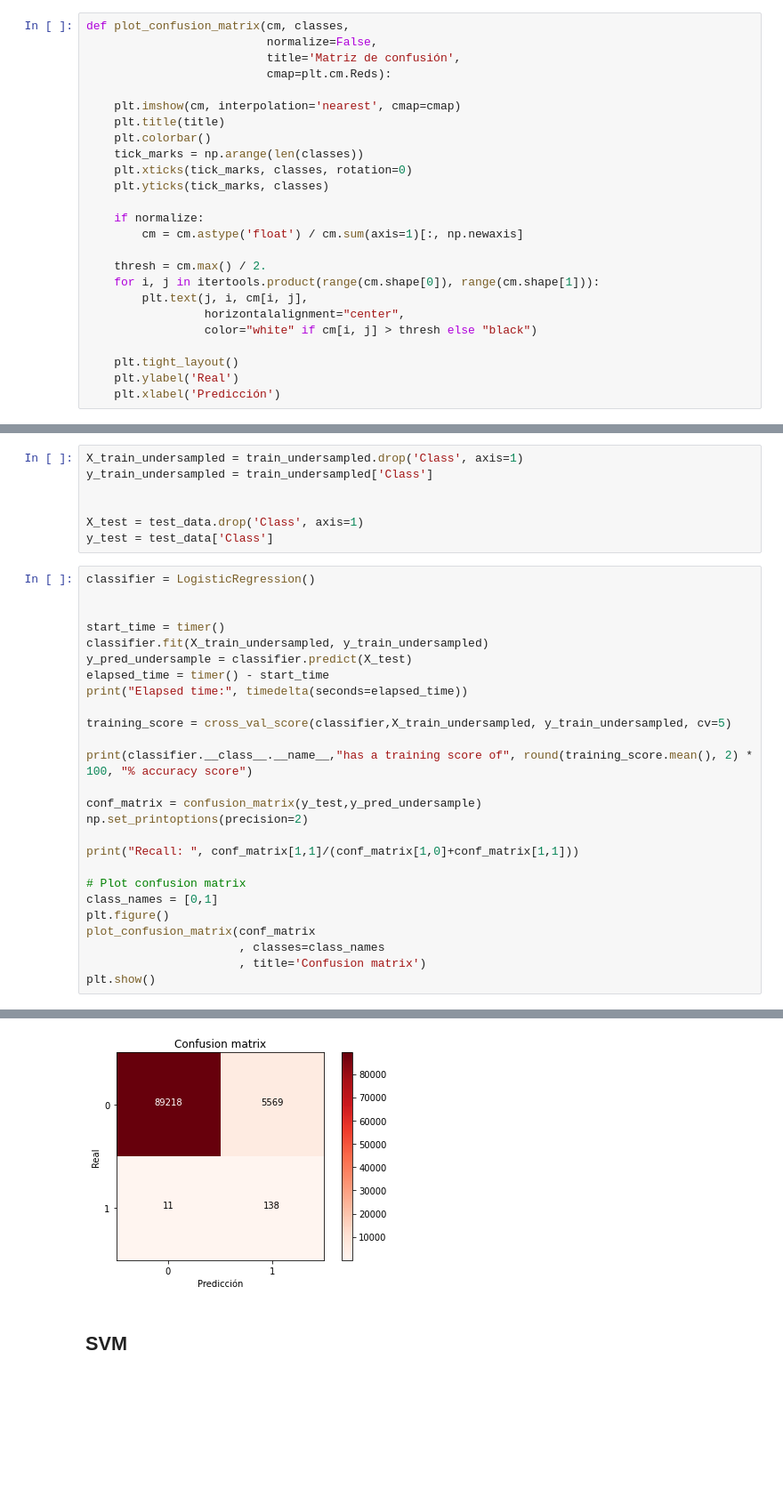
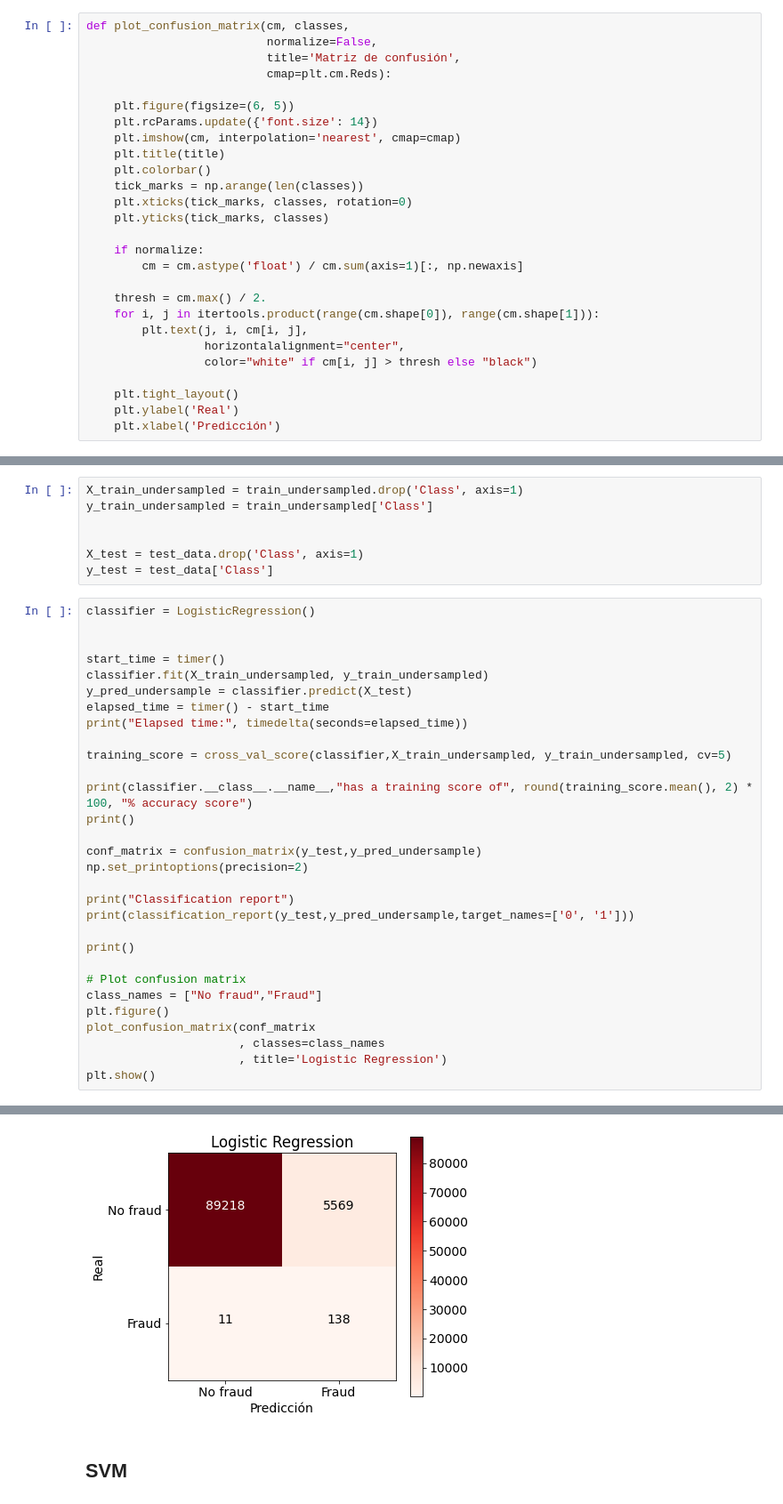
Before and after one commit to gamanc/AnomalyDetection, a Jupyter notebook: AnomalyDetection.ipynb, the cells around one changed output, grey strips where cells are left out. Shown at 89% size. Saved outputs shown, nothing was run; the diff lists cells and outputs as text; blank space fills up the shorter version.

Commit message:
Update confusion matriz function

```diff
--- a/AnomalyDetection.ipynb
+++ b/AnomalyDetection.ipynb
@@ -190,6 +191,8 @@ def plot_confusion_matrix(cm, classes,
                           title='Matriz de confusión',
                           cmap=plt.cm.Reds):
 
+    plt.figure(figsize=(6, 5))
+    plt.rcParams.update({'font.size': 14})
     plt.imshow(cm, interpolation='nearest', cmap=cmap)
     plt.title(title)
     plt.colorbar()
@@ -231,17 +234,21 @@ print("Elapsed time:", timedelta(seconds=elapsed_time))
 training_score = cross_val_score(classifier,X_train_undersampled, y_train_undersampled, cv=5)
 
 print(classifier.__class__.__name__,"has a training score of", round(training_score.mean(), 2) * 100, "% accuracy score")
+print()
 
 conf_matrix = confusion_matrix(y_test,y_pred_undersample)
 np.set_printoptions(precision=2)
 
-print("Recall: ", conf_matrix[1,1]/(conf_matrix[1,0]+conf_matrix[1,1]))
+print("Classification report")
+print(classification_report(y_test,y_pred_undersample,target_names=['0', '1']))
+
+print()
 
 # Plot confusion matrix
-class_names = [0,1]
+class_names = ["No fraud","Fraud"]
 plt.figure()
 plot_confusion_matrix(conf_matrix
                       , classes=class_names
-                      , title='Confusion matrix')
+                      , title='Logistic Regression')
 plt.show()
 # %% [output]
@@ -251,4 +268,4 @@ Recall:  0.9261744966442953
-[figure, old version]
+[figure, new version]
 # %% [markdown]
 ## SVM
 # %%
```
Also changed, not shown: parts of 6 cells of this notebook.
